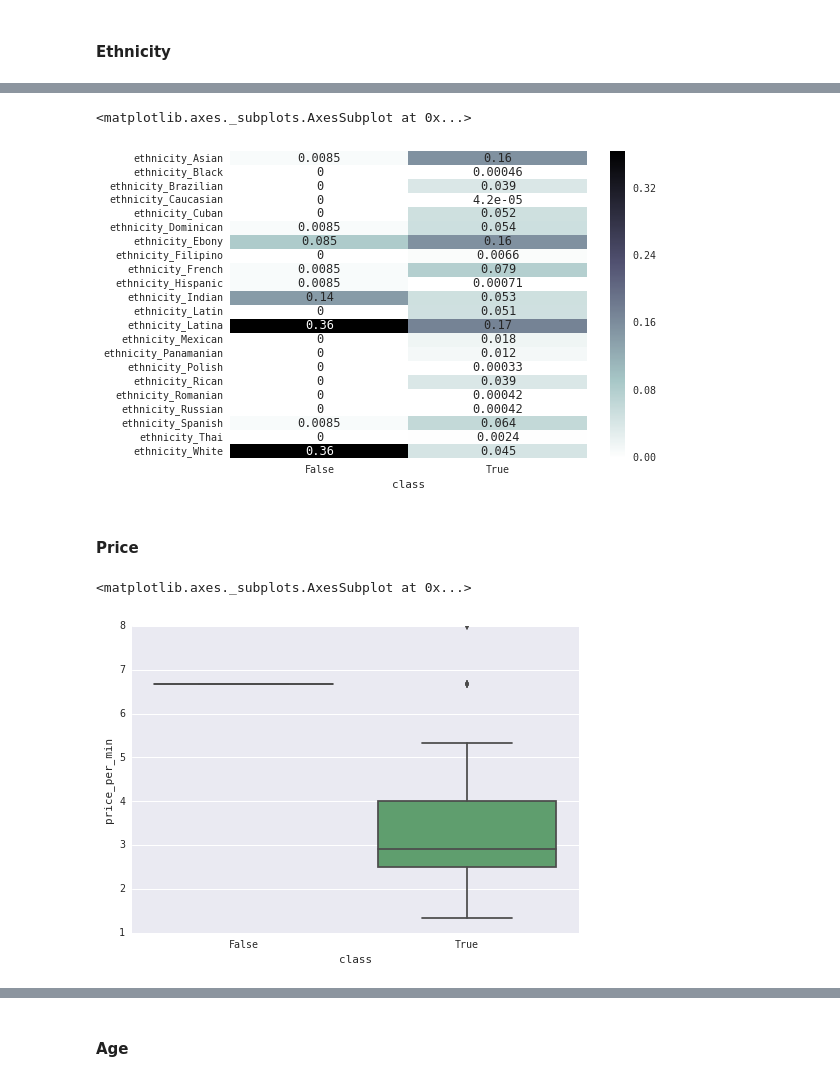
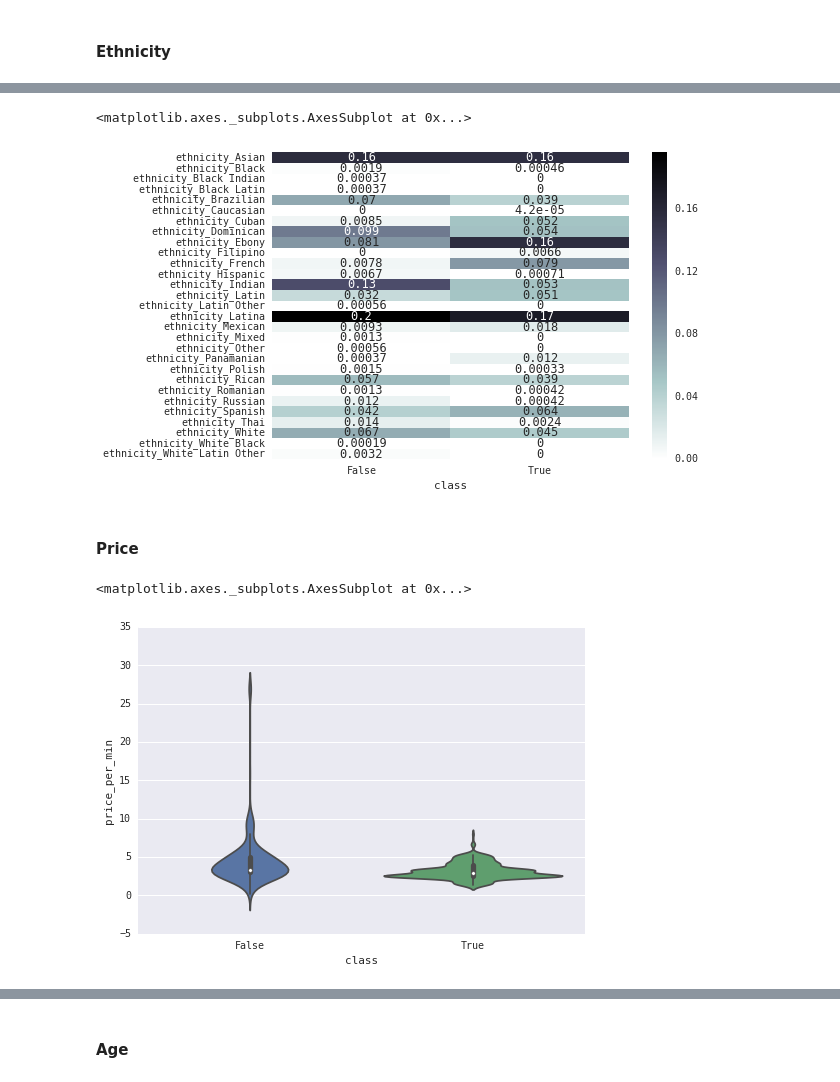
Before and after one commit to giantoak/201604_memex_qpr, a Jupyter notebook: notebooks/go_notebooks/First Classifier.ipynb, the cells around one changed output, grey strips where cells are left out. Drawn from its saved outputs; the diff is of its cells as text; code cells hidden in the pictures.

```diff
--- a/notebooks/go_notebooks/First Classifier.ipynb
+++ b/notebooks/go_notebooks/First Classifier.ipynb
@@ -18,10 +18,11 @@ from sklearn.metrics import precision_recall_fscore_support
 from helpers import disaggregated_df
 from helpers import aggregated_df
 from helpers import dummify_df
+from helpers import lr_train_tester
 
 %matplotlib inline
 sns.set(font='monospace')
-df = pd.read_pickle('../../data/merged/data_to_use.pkl')
+df = pd.read_pickle('../../data/merged/data_to_use_by_ad.pkl')
 # %%
 print(df.columns)
 # %% [output]
@@ -82,14 +92,14 @@ sns.heatmap(ct.T, annot=True, fmt='d', cmap='bone_r')
 sns.heatmap(ct.T/ct.sum(axis=1), annot=True, cmap='bone_r')
 # %% [output]
 <matplotlib.axes._subplots.AxesSubplot at 0x...>
-[figure, old version]
+[figure, new version]
 # %% [markdown]
 #### Price
 # %%
 a = df.ix[:, ['dd_id', 'class', 'price_per_min']].dropna().drop_duplicates().ix[:, ['class', 'price_per_min']]
-sns.boxplot(a['class'], a['price_per_min'])
+sns.violinplot(a['class'], a['price_per_min'])
 # %% [output]
 <matplotlib.axes._subplots.AxesSubplot at 0x...>
-[figure, old version]
+[figure, new version]
 # %%
 a = df.ix[:, ['dd_id', 'class', 'price']].dropna().drop_duplicates().ix[:, ['class', 'price']]
```
Also changed, not shown: parts of 17 cells of this notebook, 1 other file.
